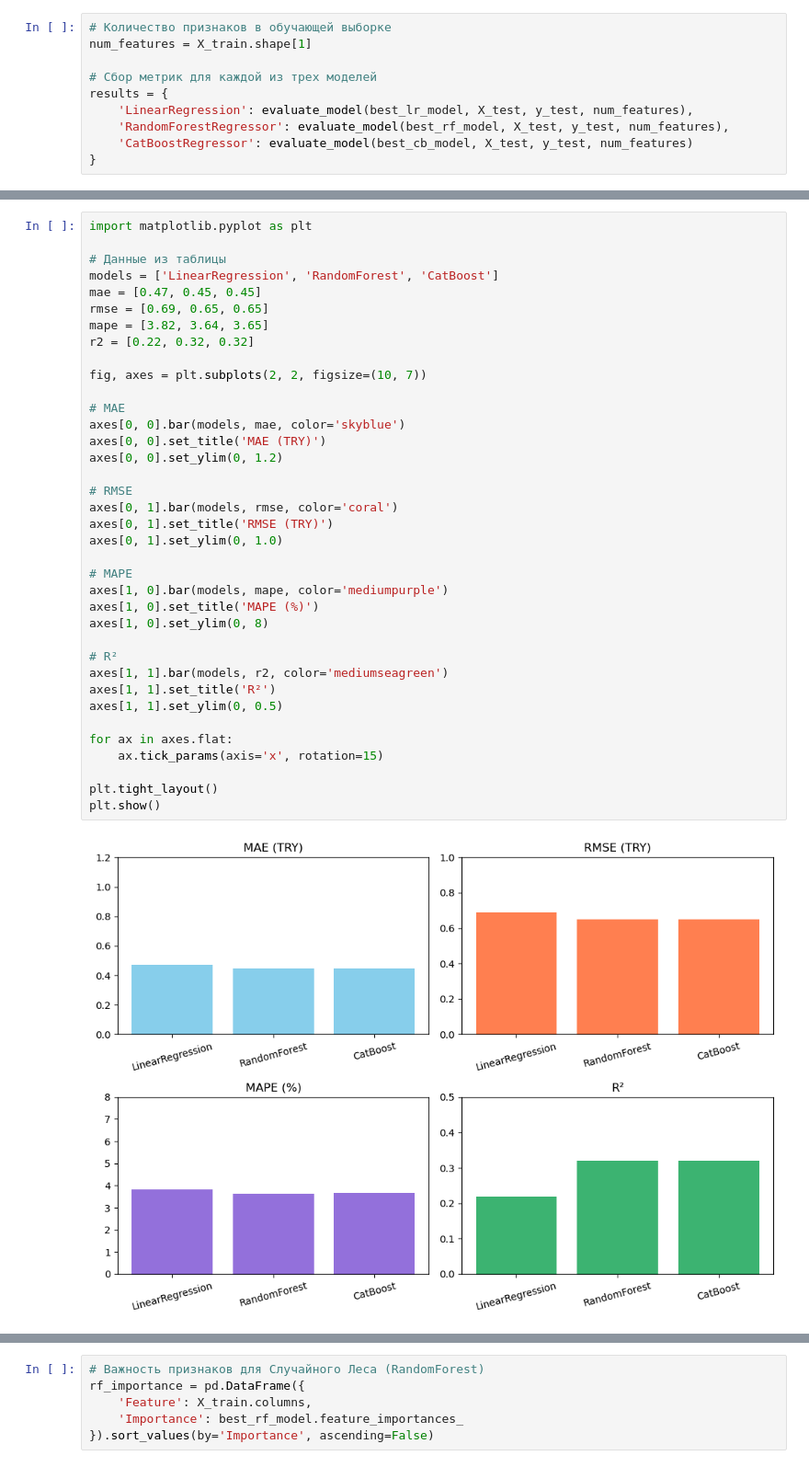
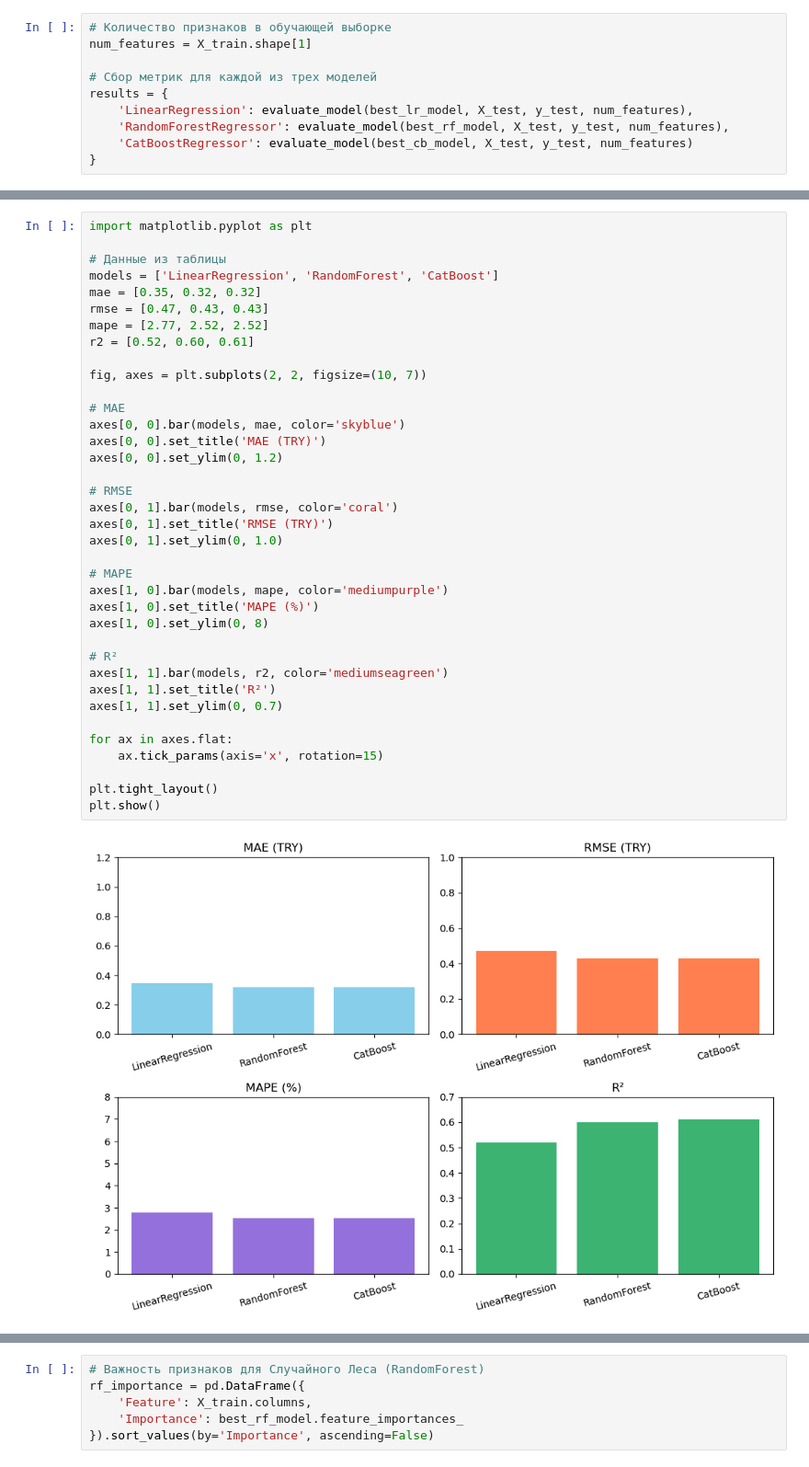
Before and after one commit to mamba578/first_work_four_kurs, a Jupyter notebook: Первая работа.ipynb, the cells around one changed output, grey strips where cells are left out. Shown at 92% size. Drawn from its saved outputs; the diff is of its cells as text.

```diff
--- a/Первая работа.ipynb
+++ b/Первая работа.ipynb
@@ -825,38 +846,38 @@ import matplotlib.pyplot as plt
 
 # Данные из таблицы
 models = ['LinearRegression', 'RandomForest', 'CatBoost']
-mae = [0.47, 0.45, 0.45]
-rmse = [0.69, 0.65, 0.65]
-mape = [3.82, 3.64, 3.65]
-r2 = [0.22, 0.32, 0.32]
+mae = [0.35, 0.32, 0.32]
+rmse = [0.47, 0.43, 0.43]
+mape = [2.77, 2.52, 2.52]
+r2 = [0.52, 0.60, 0.61]
 
 fig, axes = plt.subplots(2, 2, figsize=(10, 7))
 
 # MAE
 axes[0, 0].bar(models, mae, color='skyblue')
 axes[0, 0].set_title('MAE (TRY)')
 axes[0, 0].set_ylim(0, 1.2)
 
 # RMSE
 axes[0, 1].bar(models, rmse, color='coral')
 axes[0, 1].set_title('RMSE (TRY)')
 axes[0, 1].set_ylim(0, 1.0)
 
 # MAPE
 axes[1, 0].bar(models, mape, color='mediumpurple')
 axes[1, 0].set_title('MAPE (%)')
 axes[1, 0].set_ylim(0, 8)
 
 # R²
 axes[1, 1].bar(models, r2, color='mediumseagreen')
 axes[1, 1].set_title('R²')
-axes[1, 1].set_ylim(0, 0.5)
+axes[1, 1].set_ylim(0, 0.7)
 
 for ax in axes.flat:
     ax.tick_params(axis='x', rotation=15)
 
 plt.tight_layout()
 plt.show()
 # %% [output]
-[figure, old version]
+[figure, new version]
 # %% [markdown]
```
Also changed, not shown: parts of 23 cells of this notebook, 5 other files.
